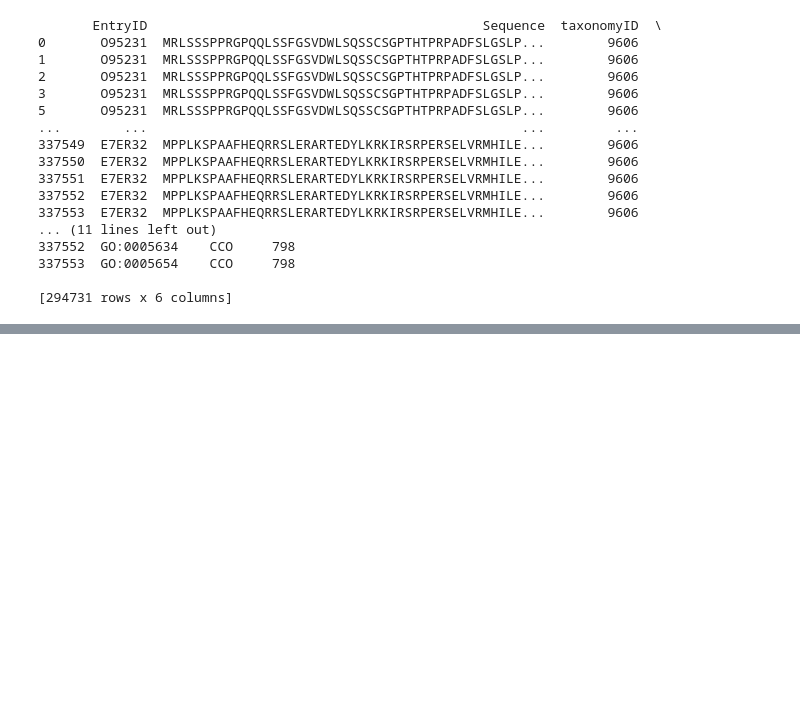
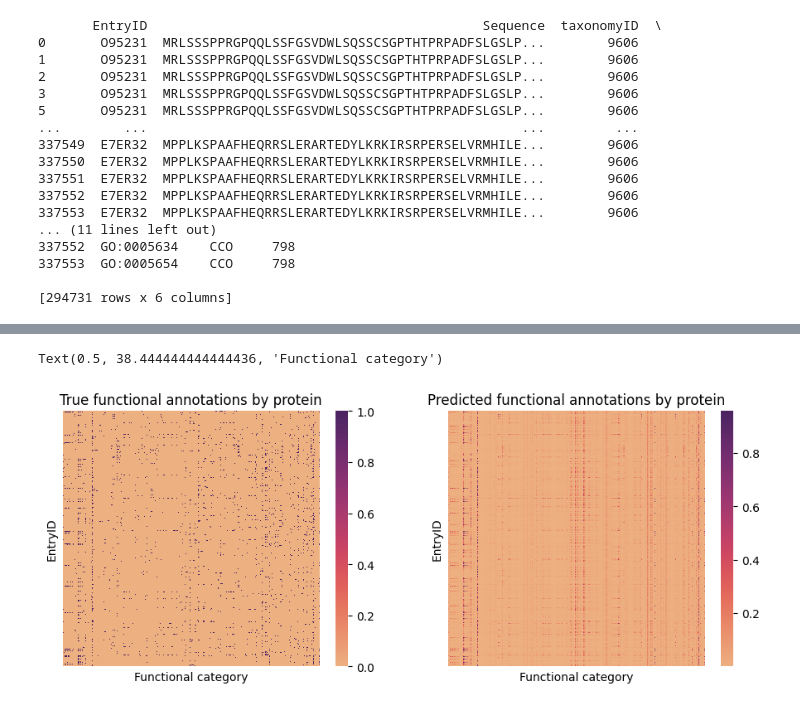
Before and after one commit to justjs4evr/ml-study-notes, a Jupyter notebook: dl_4bio/ch2.ipynb, the cells around one changed output, grey strips where cells are left out. Cells and saved outputs as stored; diff of their text form; code cells hidden in the pictures; blank space fills up the shorter version.

```diff
--- a/dl_4bio/ch2.ipynb
+++ b/dl_4bio/ch2.ipynb
@@ -376,0 +1059,42 @@ You should probably TRAIN this model on a down-stream task to be able to use it
+# %%
+# examining the model predictions
+
+valid_df = load_sequence_embeddings(
+    store_file_prefix=r"C:\Users\justc\Documents\ml-study-notes\ml-study-notes\dlfb-clone\assets\proteins\datasets\protein_dataset_valid",
+    model_checkpoint=model_checkpoint
+)
+
+# Use batch size of 1 to avoid dropping the remainder
+valid_probs = []
+for valid_batch in dataset_splits["valid"].batch(1).as_numpy_iterator():
+    logits = state.apply_fn({"params": state.params}, x=valid_batch["embedding"])
+    valid_probs.extend(jax.nn.sigmoid(logits))
+
+valid_true_df = valid_df[["EntryID"] + targets].set_index('EntryID')
+valid_prob_df = pd.DataFrame(
+    np.stack(valid_probs), columns=targets, index=valid_true_df.index
+)
+fig, ax = plt.subplots(nrows=1, ncols=2, figsize=(11, 4))
+
+sns.heatmap(
+    ax=ax[0],
+    data=valid_true_df,
+    yticklabels=False,
+    xticklabels=False,
+    cmap="flare",
+)
+ax[0].set_title("True functional annotations by protein")
+ax[0].set_xlabel("Functional category")
+
+sns.heatmap(
+    ax=ax[1],
+    data=valid_prob_df,
+    yticklabels=False,
+    xticklabels=False,
+    cmap="flare",
+)
+ax[1].set_title("Predicted functional annotations by protein")
+ax[1].set_xlabel("Functional category")
+# %% [output]
+Text(0.5, 38.444444444444436, 'Functional category')
+[figure, added]
```
Also changed, not shown: parts of 56 cells of this notebook.
